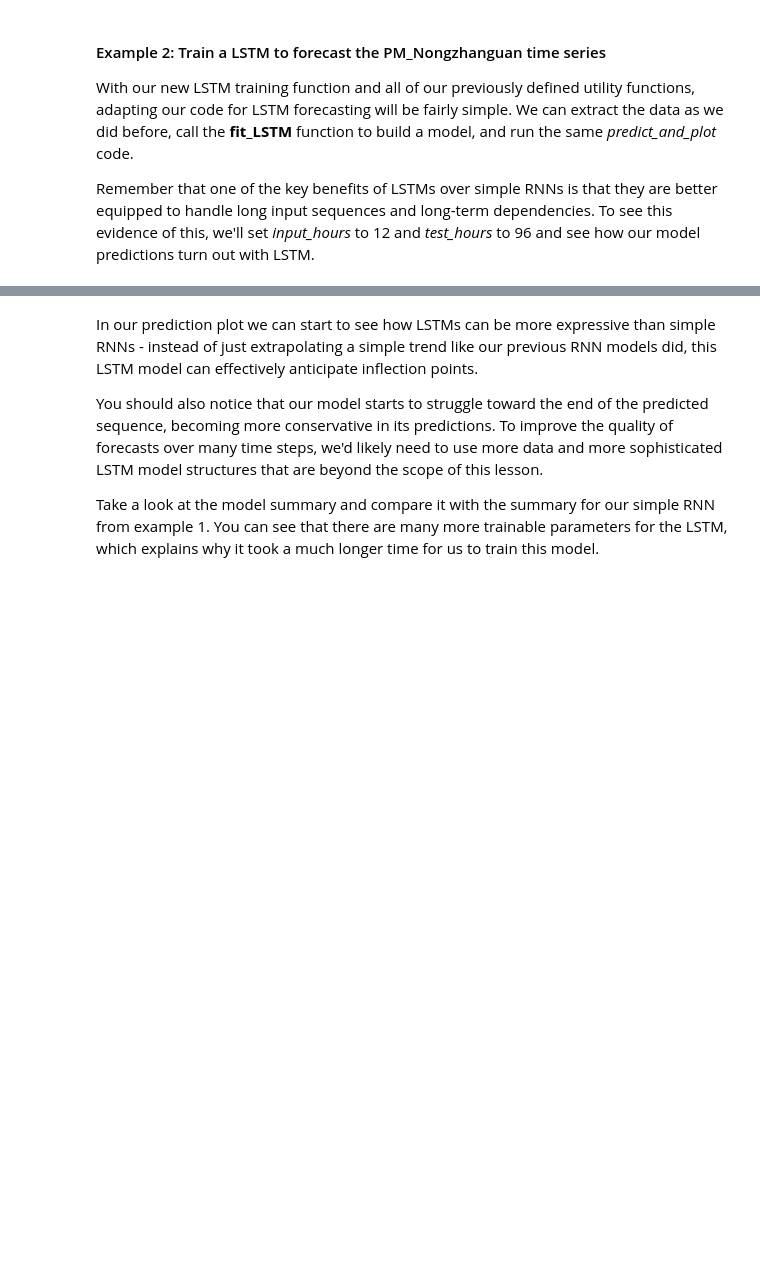
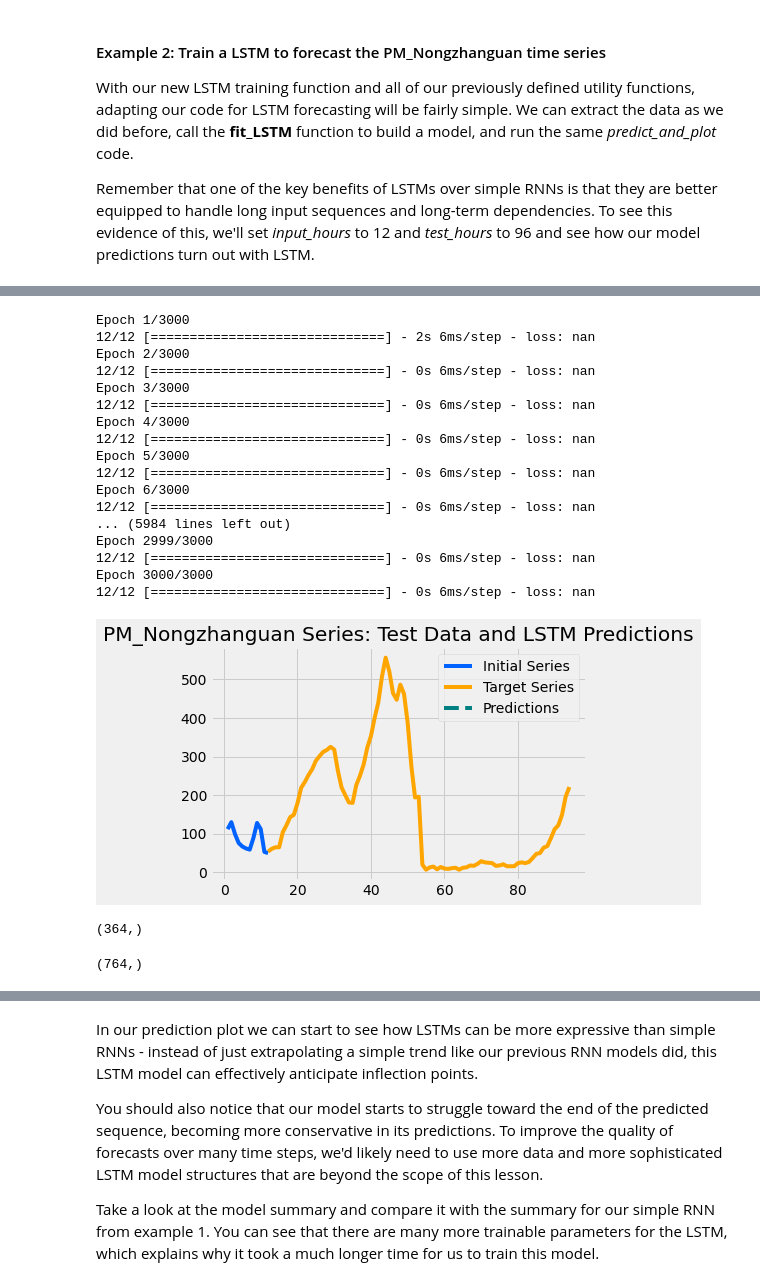
Before and after one commit to HyosikMoon/Coursera, a Jupyter notebook: Machine_Learning/Course6_Time_Series_and_Survival_Analysis/Deep_Learning_for_Forecasting/06g_DEMO_Deep_Learning.ipynb, the cells around one changed output, grey strips where cells are left out. Cells and saved outputs as stored; diff of their text form; code cells hidden in the pictures; blank space fills up the shorter version.

Commit message:
Time series predictioin with LSTM

```diff
--- a/Machine_Learning/Course6_Time_Series_and_Survival_Analysis/Deep_Learning_for_Forecasting/06g_DEMO_Deep_Learning.ipynb
+++ b/Machine_Learning/Course6_Time_Series_and_Survival_Analysis/Deep_Learning_for_Forecasting/06g_DEMO_Deep_Learning.ipynb
@@ -744,0 +819,32 @@ predict_and_plot(test_X_init, test_y, model,
+# %%
+series_days = 100
+input_hours = 12
+test_hours = 96
+
+train_X, test_X_init, train_y, test_y = \
+    (get_train_test_data(df_Beijing, 'PM_Nongzhanguan', series_days,
+                         input_hours, test_hours))
+
+model = fit_LSTM(train_X, train_y, cell_units=70, epochs=3000)
+
+predict_and_plot(test_X_init, test_y, model,
+                 'PM_Nongzhanguan Series: Test Data and LSTM Predictions')
+# %% [output]
+Epoch 1/3000
+12/12 [==============================] - 2s 6ms/step - loss: nan
+Epoch 2/3000
+12/12 [==============================] - 0s 6ms/step - loss: nan
+Epoch 3/3000
+12/12 [==============================] - 0s 6ms/step - loss: nan
+Epoch 4/3000
+12/12 [==============================] - 0s 6ms/step - loss: nan
+Epoch 5/3000
+12/12 [==============================] - 0s 6ms/step - loss: nan
+Epoch 6/3000
+12/12 [==============================] - 0s 6ms/step - loss: nan
+... (5984 lines left out)
+Epoch 2999/3000
+12/12 [==============================] - 0s 6ms/step - loss: nan
+Epoch 3000/3000
+12/12 [==============================] - 0s 6ms/step - loss: nan
+[figure, added]
@@ -744,0 +859,4 @@ predict_and_plot(test_X_init, test_y, model,
+# %%
+train_y.shape
+# %% [output]
+(364,)
@@ -744,0 +871,4 @@ predict_and_plot(test_X_init, test_y, model,
+# %%
+train_y.shape
+# %% [output]
+(764,)
```
Also changed, not shown: parts of 19 cells of this notebook.
